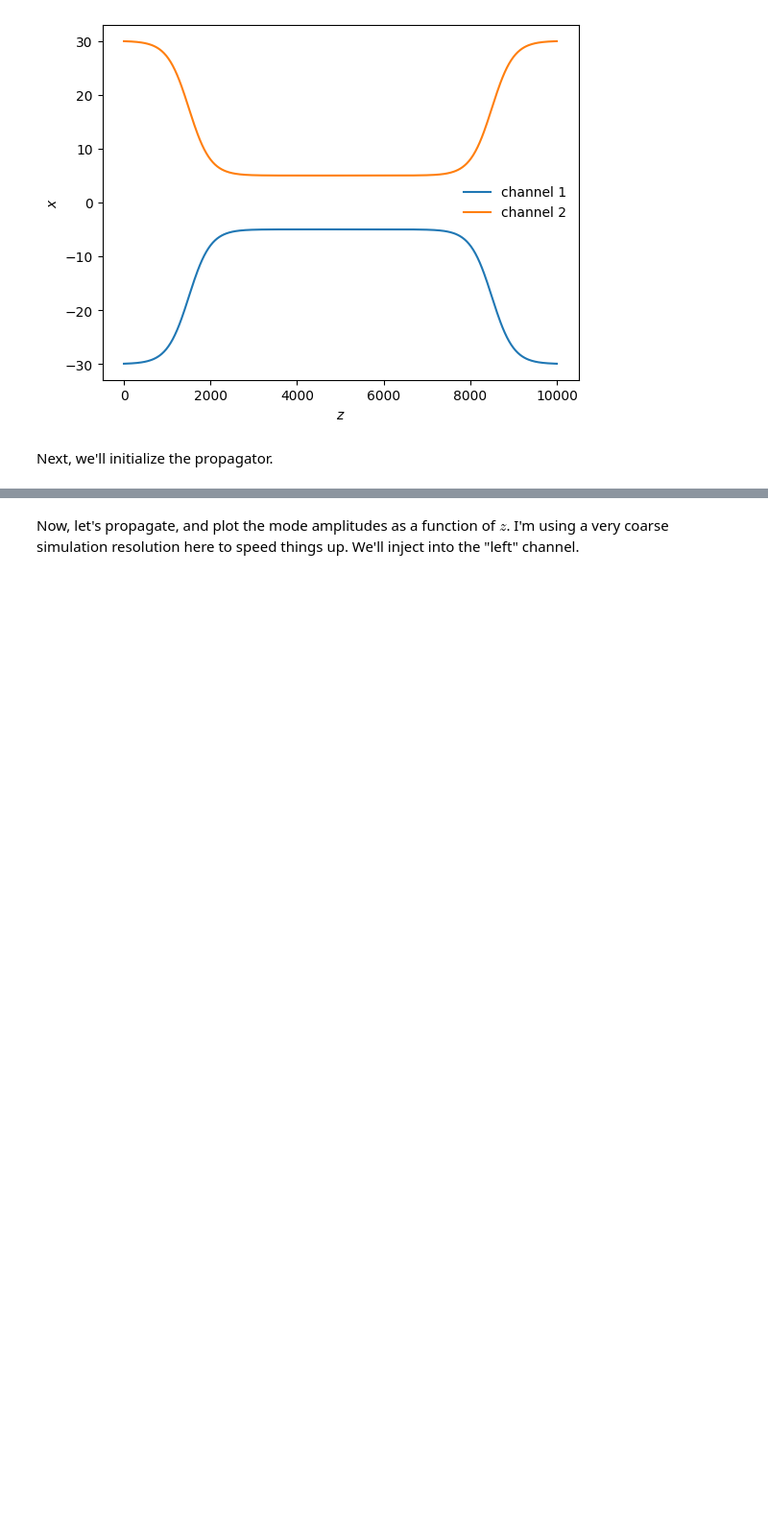
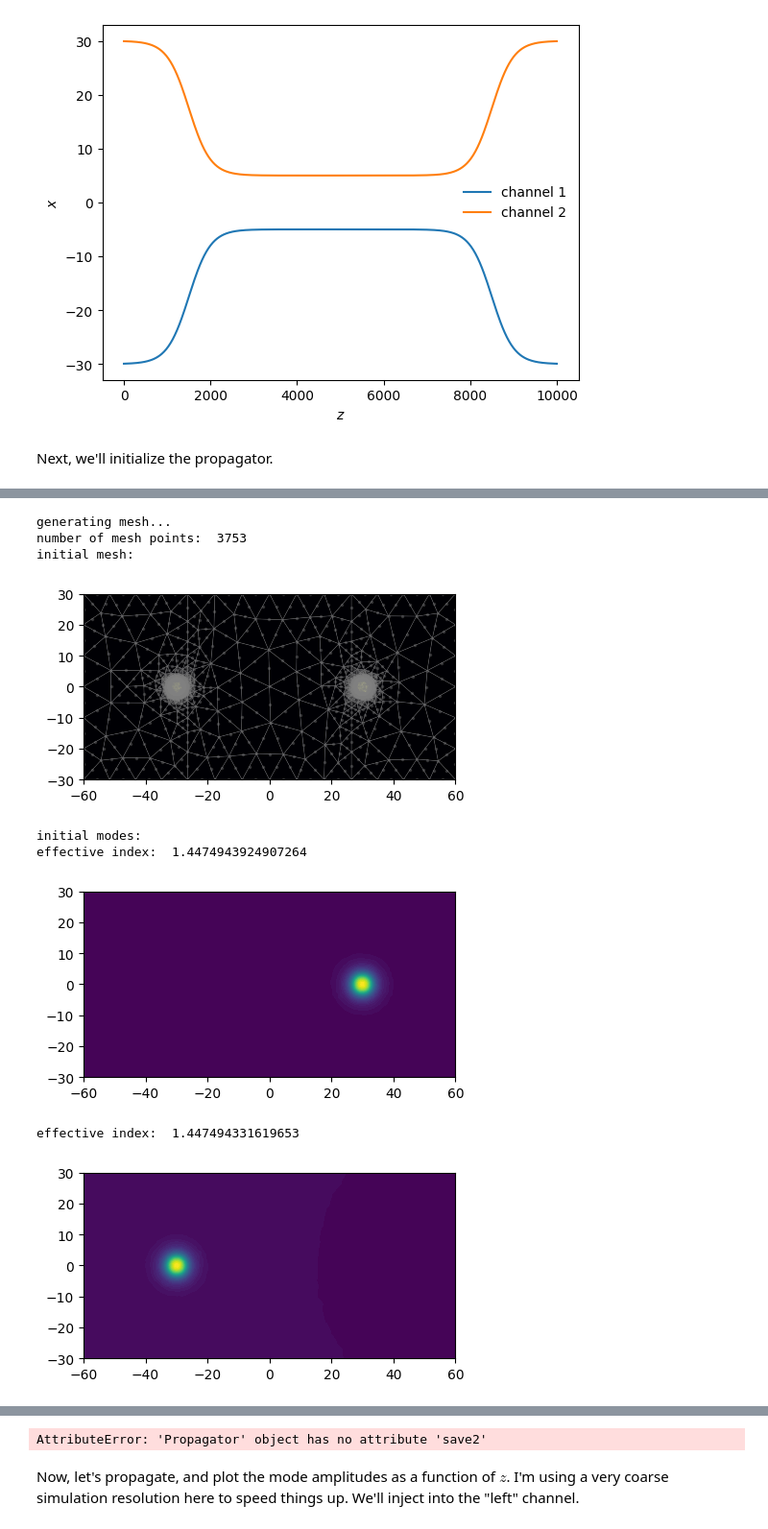
Before and after one commit to jw-lin/cbeam, a Jupyter notebook: cbeam.ipynb, the cells around one changed output, grey strips where cells are left out. Shown at 96% size. Cells and saved outputs as stored; diff of their text form; code cells hidden in the pictures; blank space fills up the shorter version.

```diff
--- a/cbeam.ipynb
+++ b/cbeam.ipynb
@@ -497,0 +436,17 @@ current z: 10000.0 / 10000.0 ; current zstep: 245.0        time elapsed:  446.21
+# %%
+# note that here we could also adjust z-stepping params, e.g.
+# adprop.zstep_tol = <adaptive stepping tolerance>, or
+# adprop.min_zstep = <minimum z step>
+# we use default params for now
+
+output = adprop.prop_setup(0,dicoupler.z_ex,save=True,tag="test_dicoupler",plot=True)
+# %% [output]
+generating mesh...
+number of mesh points:  3753
+initial mesh:
+[figure, added]
+initial modes:
+effective index:  1.4474943924907264
+[figure, added]
+effective index:  1.447494331619653
+[figure, added]
@@ -498,3 +470,4 @@ current z: 10000.0 / 10000.0 ; current zstep: 245.0        time elapsed:  446.21
+AttributeError: 'Propagator' object has no attribute 'save2'
 # %% [markdown]
 Now, let's propagate, and plot the mode amplitudes as a function of $z$. I'm using a very coarse simulation resolution here to speed things up. We'll inject into the "left" channel.
 # %%
```
Also changed, not shown: parts of 18 cells of this notebook, 2 other files.
